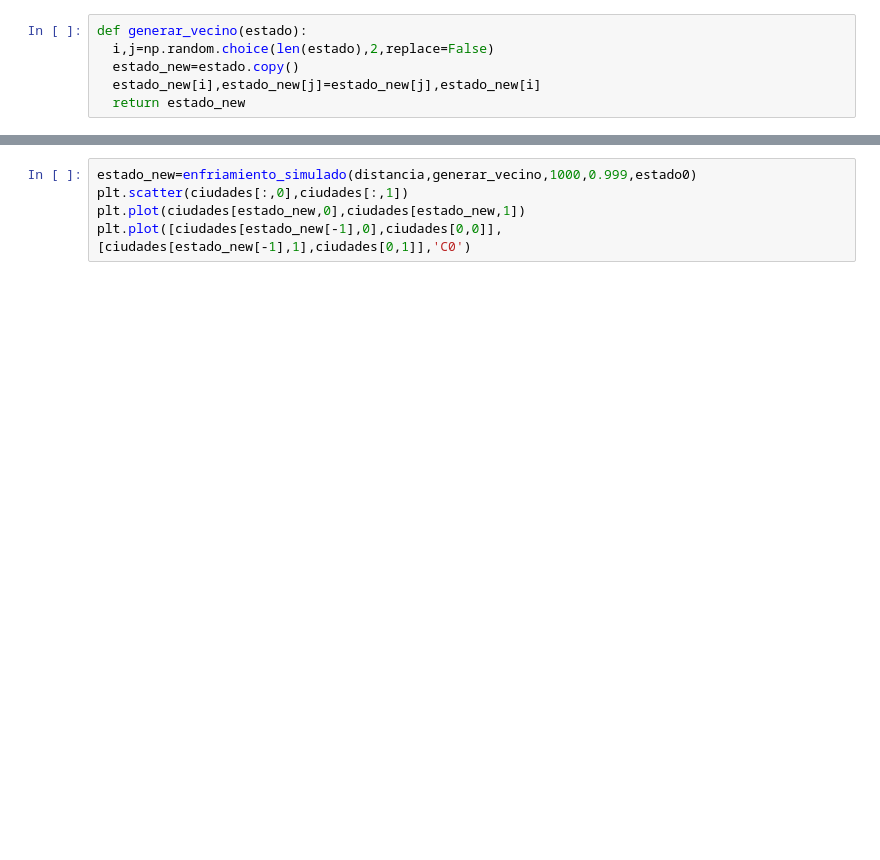
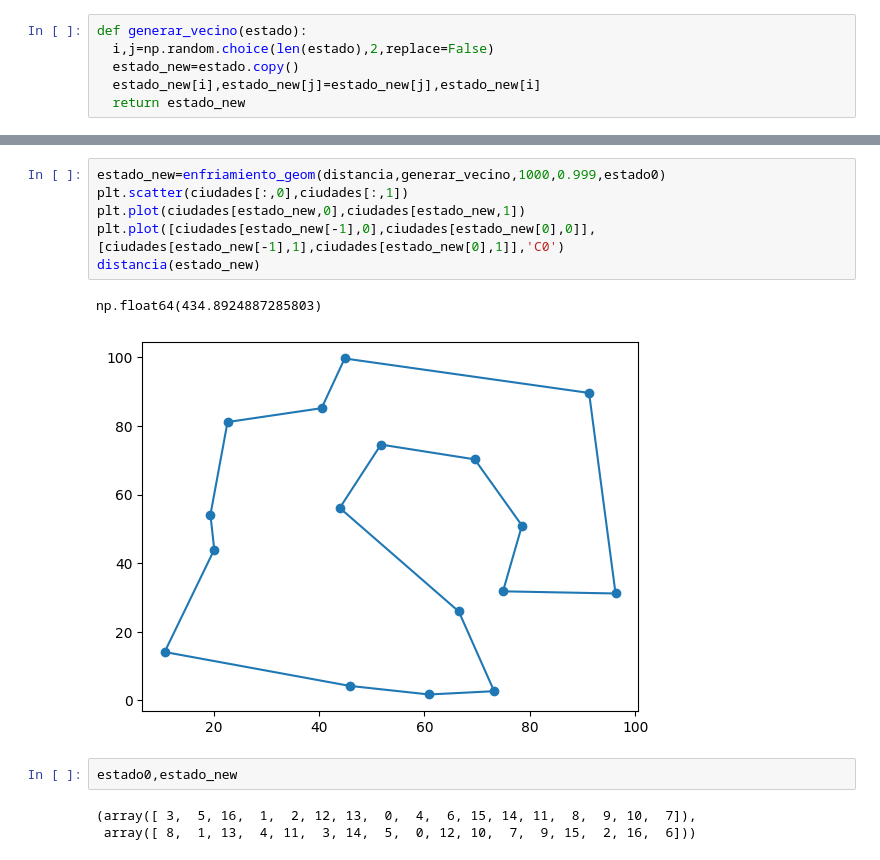
Before and after one commit to ArellanoMCarlos/SimMatO2025, a Jupyter notebook: Módulo 3 - Métodos de búsqueda/1 - Métodos de búsqueda.ipynb, the cells around one changed output, grey strips where cells are left out. Cells and saved outputs as stored; diff of their text form; blank space fills up the shorter version.

```diff
--- a/Módulo 3 - Métodos de búsqueda/1 - Métodos de búsqueda.ipynb
+++ b/Módulo 3 - Métodos de búsqueda/1 - Métodos de búsqueda.ipynb
@@ -313,5 +285,14 @@ generar_vecino(estado0),estado0
 # %%
-estado_new=enfriamiento_simulado(distancia,generar_vecino,1000,0.999,estado0)
+estado_new=enfriamiento_geom(distancia,generar_vecino,1000,0.999,estado0)
 plt.scatter(ciudades[:,0],ciudades[:,1])
 plt.plot(ciudades[estado_new,0],ciudades[estado_new,1])
-plt.plot([ciudades[estado_new[-1],0],ciudades[0,0]],[ciudades[estado_new[-1],1],ciudades[0,1]],'C0')
+plt.plot([ciudades[estado_new[-1],0],ciudades[estado_new[0],0]],[ciudades[estado_new[-1],1],ciudades[estado_new[0],1]],'C0')
+distancia(estado_new)
+# %% [output]
+np.float64(434.8924887285803)
+[figure, added]
+# %%
+estado0,estado_new
+# %% [output]
+(array([ 3,  5, 16,  1,  2, 12, 13,  0,  4,  6, 15, 14, 11,  8,  9, 10,  7]),
+ array([ 8,  1, 13,  4, 11,  3, 14,  5,  0, 12, 10,  7,  9, 15,  2, 16,  6]))
```
Also changed, not shown: parts of 7 cells of this notebook.
